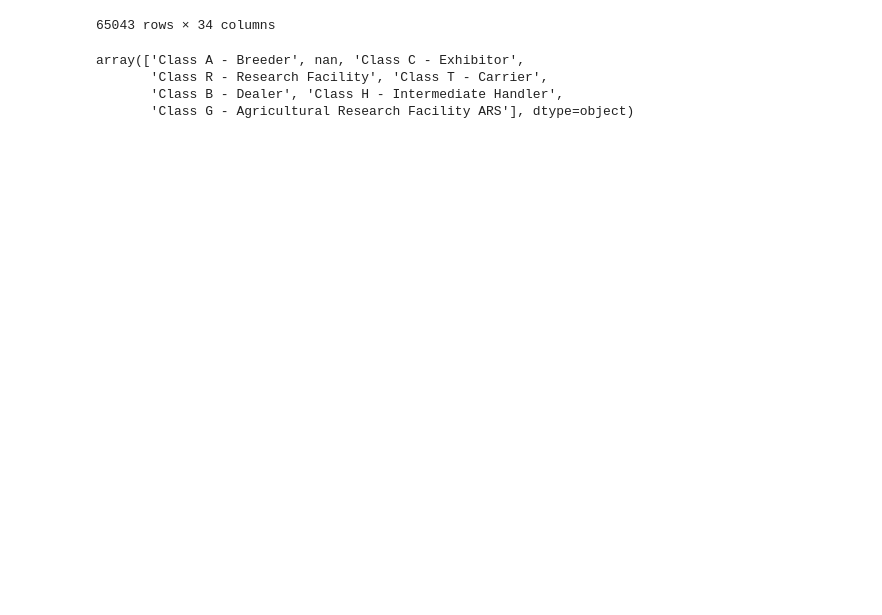
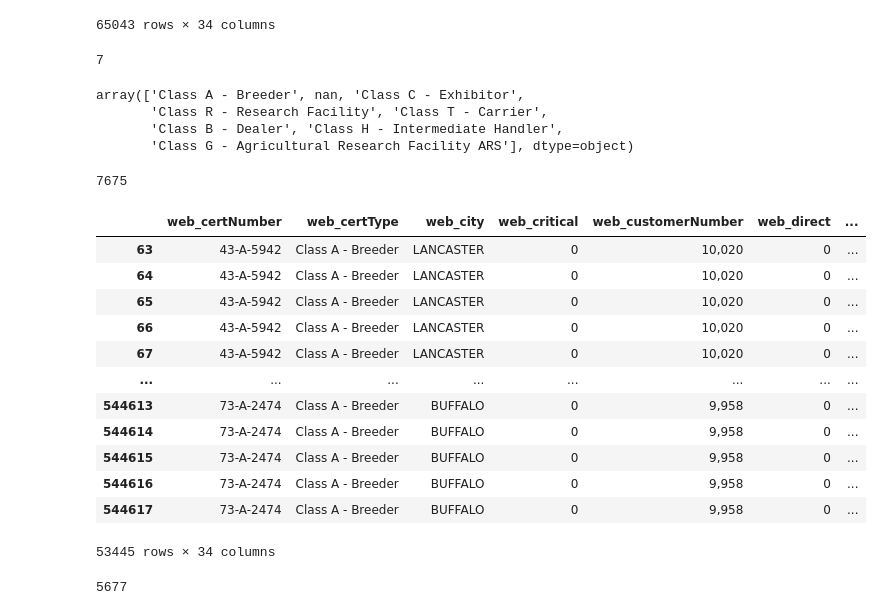
Before and after one commit to smarshak33/Combined-APHIS-dataset, a Jupyter notebook: Combined APHIS dataset.ipynb, the cells around one changed output. Cells and saved outputs as stored; diff of their text form; code cells hidden in the pictures; blank space fills up the shorter version.

Commit message:
found # of unique site names for class a breeders

```diff
--- a/Combined APHIS dataset.ipynb
+++ b/Combined APHIS dataset.ipynb
@@ -151,12 +151,46 @@ df1
 | 544632 | 33-R-0126 | Class R - Research Facility | JOLIET | 0 | 9,971 | 0 | ... |
 65043 rows × 34 columns
 # %%
-df1["web_certType"].unique()
+##How many unique certifications there are
+df1["web_certType"].nunique()
 # %% [output]
-array(['Class A - Breeder', nan, 'Class C - Exhibitor',
-       'Class R - Research Facility', 'Class T - Carrier',
-       'Class B - Dealer', 'Class H - Intermediate Handler',
-       'Class G - Agricultural Research Facility ARS'], dtype=object)
+7
+# %%
+## What are the unique certifications?
+df1["web_certType"].unique()
+# %% [output]
+array(['Class A - Breeder', nan, 'Class C - Exhibitor',
+       'Class R - Research Facility', 'Class T - Carrier',
+       'Class B - Dealer', 'Class H - Intermediate Handler',
+       'Class G - Agricultural Research Facility ARS'], dtype=object)
 # %%
 ##download csv
 df1.to_csv("Combined APHIS Dataset.csv", index=False)
+# %%
+## without filtering for Class A breeders specifically, there are 7675 breeders of dogs
+df1["pdf_site_name"].nunique()
+# %% [output]
+7675
+# %%
+## Out of all the common names with dogs, how many inspection reports include class a breeders?
+df1_classA = df1.query("web_certType == 'Class A - Breeder'")
+df1_classA
+# %% [output]
+|  | web_certNumber | web_certType | web_city | web_critical | web_customerNumber | web_direct | ... |
+| 63 | 43-A-5942 | Class A - Breeder | LANCASTER | 0 | 10,020 | 0 | ... |
+| 64 | 43-A-5942 | Class A - Breeder | LANCASTER | 0 | 10,020 | 0 | ... |
+| 65 | 43-A-5942 | Class A - Breeder | LANCASTER | 0 | 10,020 | 0 | ... |
+| 66 | 43-A-5942 | Class A - Breeder | LANCASTER | 0 | 10,020 | 0 | ... |
+| 67 | 43-A-5942 | Class A - Breeder | LANCASTER | 0 | 10,020 | 0 | ... |
+| ... | ... | ... | ... | ... | ... | ... | ... |
+| 544613 | 73-A-2474 | Class A - Breeder | BUFFALO | 0 | 9,958 | 0 | ... |
+| 544614 | 73-A-2474 | Class A - Breeder | BUFFALO | 0 | 9,958 | 0 | ... |
+| 544615 | 73-A-2474 | Class A - Breeder | BUFFALO | 0 | 9,958 | 0 | ... |
+| 544616 | 73-A-2474 | Class A - Breeder | BUFFALO | 0 | 9,958 | 0 | ... |
+| 544617 | 73-A-2474 | Class A - Breeder | BUFFALO | 0 | 9,958 | 0 | ... |
+53445 rows × 34 columns
+# %%
+## this is how many unique site names of class a dog breeders there are (does not include other classes
+df1_classA["pdf_site_name"].nunique()
+# %% [output]
+5677
```
